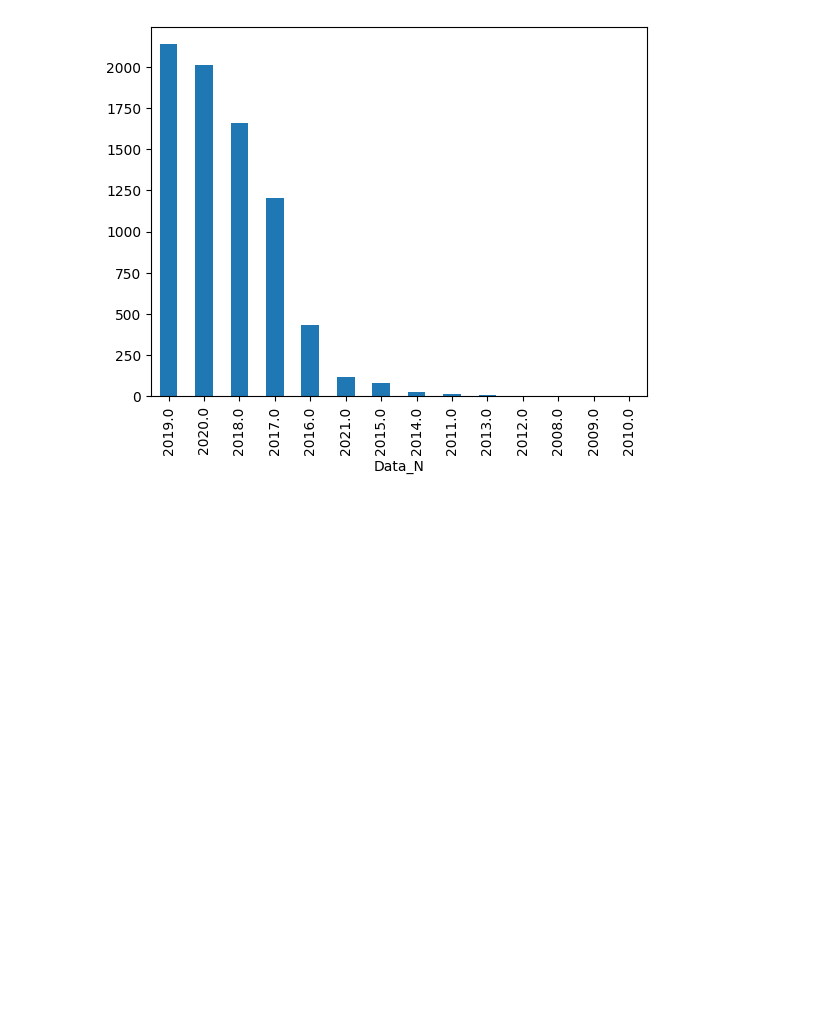
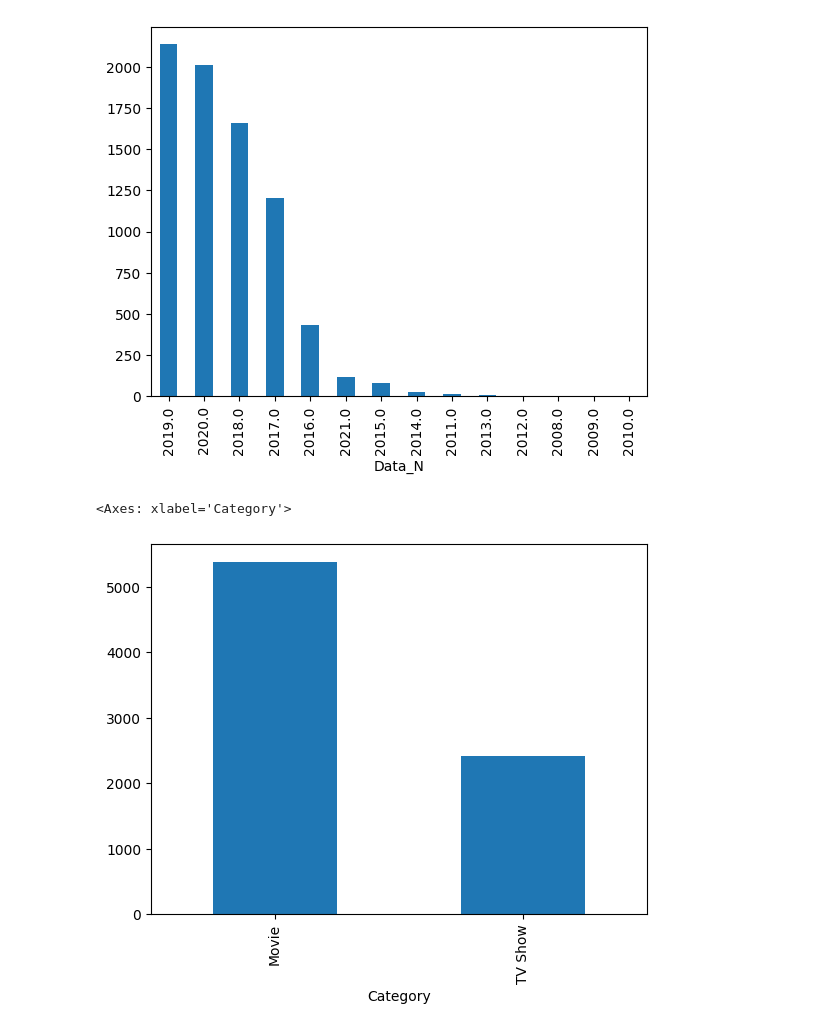
Before and after one commit to christianabusca/DataMorphosis, a Jupyter notebook: DAP8_Netflix_Data.ipynb, the cells around one changed output. Drawn from its saved outputs; the diff is of its cells as text; code cells hidden in the pictures; blank space fills up the shorter version.

```diff
--- a/DAP8_Netflix_Data.ipynb
+++ b/DAP8_Netflix_Data.ipynb
@@ -201,3 +201,9 @@ df['Data_N'].dt.year.value_counts().plot(kind = 'bar')
 # %% [output]
 <Axes: xlabel='Data_N'>
 [figure]
+# %%
+df.head()
+df.groupby('Category')['Category'].count().plot(kind = 'bar')
+# %% [output]
+<Axes: xlabel='Category'>
+[figure, added]
```
Also changed, not shown: parts of 4 cells of this notebook.
